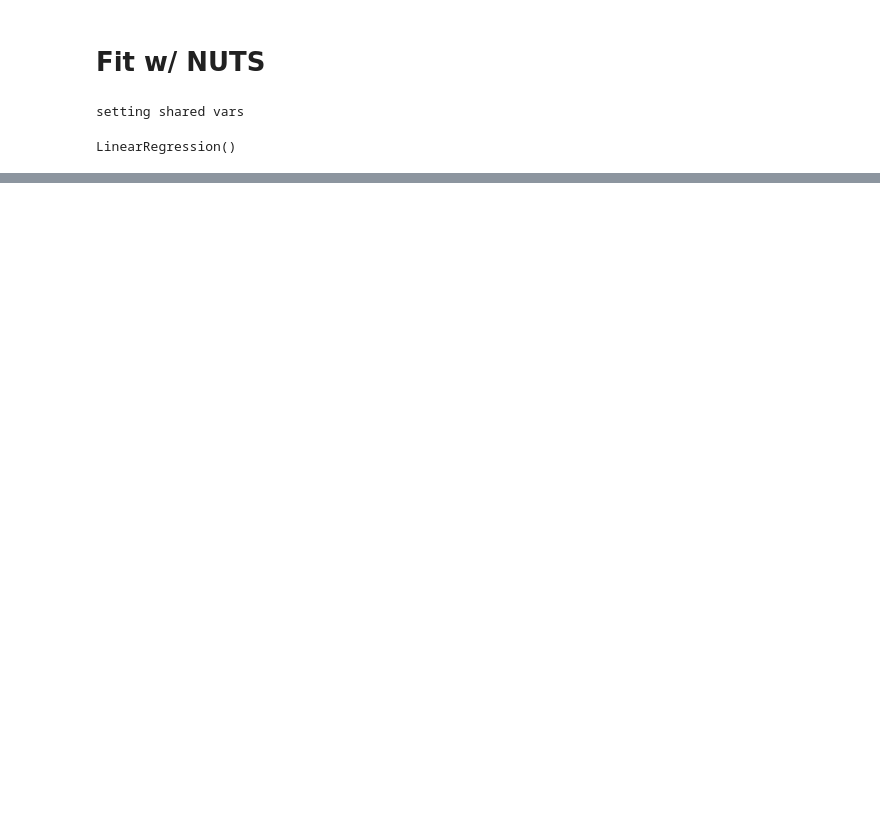
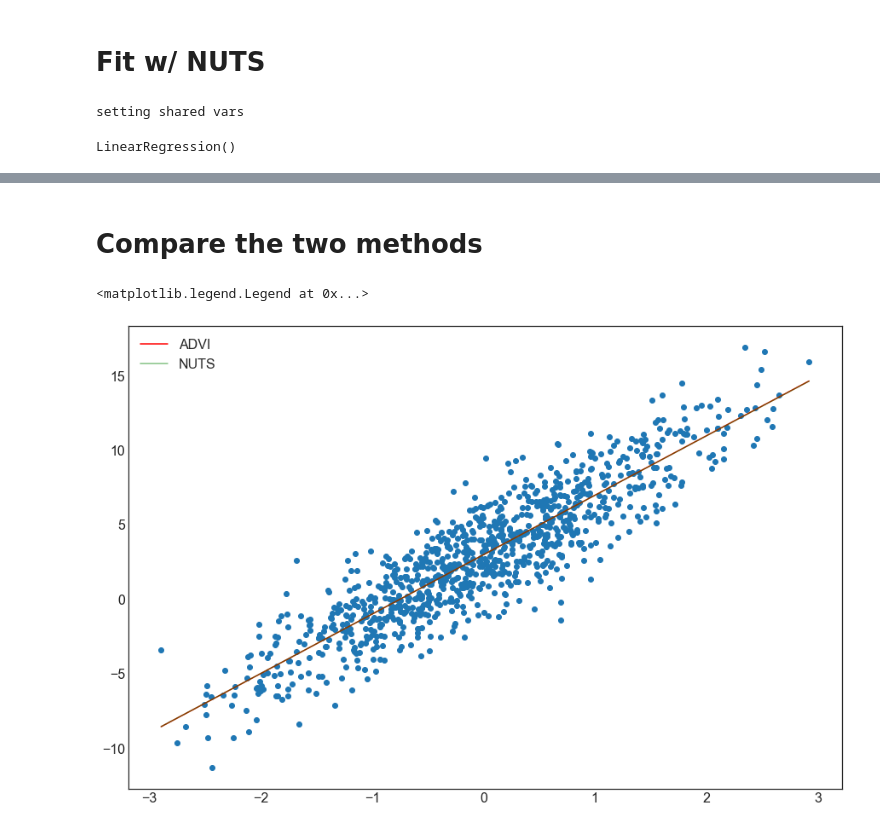
Before and after one commit to parsing-science/pymc3_models, a Jupyter notebook: notebooks/LinearRegression.ipynb, the cells around one changed output, grey strips where cells are left out. Drawn from its saved outputs; the diff is of its cells as text; code cells hidden in the pictures; blank space fills up the shorter version.

```diff
--- a/notebooks/LinearRegression.ipynb
+++ b/notebooks/LinearRegression.ipynb
@@ -102,0 +105,20 @@ array([[<matplotlib.axes._subplots.AxesSubplot object at 0x...>,
+# %% [markdown]
+Compare the two methods
+===
+# %%
+max_x = max(X)
+min_x = min(X)
+
+m = LR.summary['mean']['betas__0']
+b = LR.summary['mean']['alpha__0']
+
+m2 = LR2.summary['mean']['betas__0']
+b2 = LR2.summary['mean']['alpha__0']
+fig1 = plt.figure()
+plt.scatter(X, Y)
+plt.plot([min_x, max_x], [m*min_x + b, m*max_x + b], 'r', label='ADVI')
+plt.plot([min_x, max_x], [m2*min_x + b2, m2*max_x + b2], 'g', label='NUTS', alpha=0.5)
+plt.legend()
+# %% [output]
+<matplotlib.legend.Legend at 0x...>
+[figure, added]
```
Also changed, not shown: parts of 13 cells of this notebook, 4 other files.
